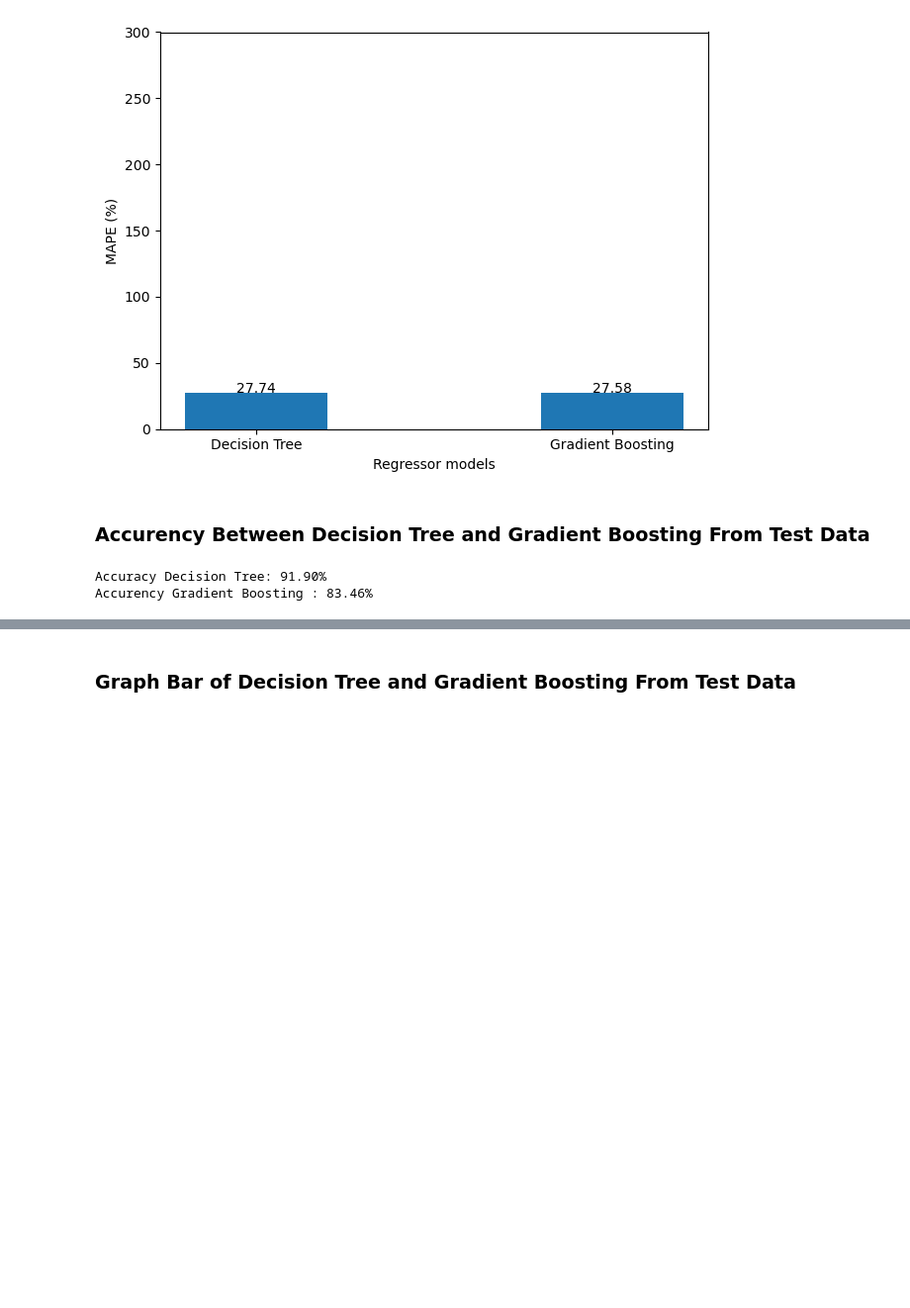
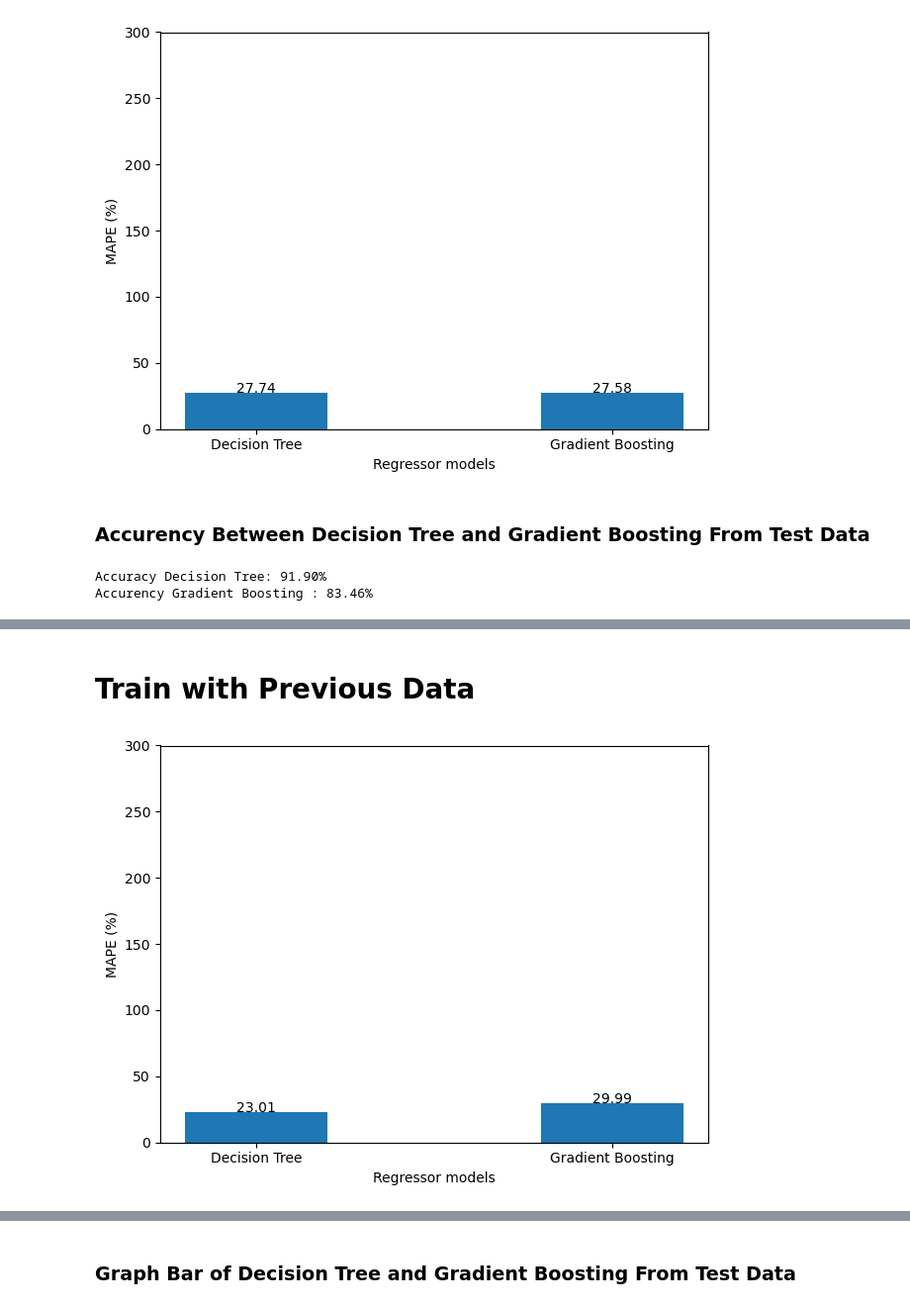
Before and after one commit to Ratchaphon1412/ai-project, a Jupyter notebook: Mini_Project_2_Main.ipynb, the cells around one changed output, grey strips where cells are left out. Shown at 99% size. Cells and saved outputs as stored; diff of their text form; code cells hidden in the pictures; blank space fills up the shorter version.

```diff
--- a/Mini_Project_2_Main.ipynb
+++ b/Mini_Project_2_Main.ipynb
@@ -570,0 +658,42 @@ Accurency Gradient Boosting : 83.46%
+# %% [markdown]
+# Train with Previous Data
+# %%
+import numpy as np
+envi['date_previous'] = envi['Date'].shift(1)
+envi['date_previous'] = envi['date_previous'].fillna(method='bfill')
+
+envi['date_previous'] = envi['date_previous'].interpolate()
+
+
+# envi = envi.dropna()
+
+X = envi[['Date', 'date_previous']]
+y = envi['Envi']
+
+X_train, X_test, y_train, y_test = train_test_split(X, y, test_size=0.3, random_state=320)
+
+model_decision = DecisionTreeRegressor(max_depth=7,min_samples_split=3,min_samples_leaf=3)
+model_decision.fit(X_train, y_train)
+y_pred = model_decision.predict(X_test)
+
+model_gradient = GradientBoostingRegressor(n_estimators=100, learning_rate=0.8, max_depth=1, random_state=320)
+model_gradient.fit(X_train, y_train)
+y_pred_gradient = model_gradient.predict(X_test)
+
+map_decision = mape(y_test, y_pred)
+map_gradient = mape(y_test, y_pred_gradient)
+
+fig, ax = plt.subplots()
+x = ['Decision Tree', 'Gradient Boosting']
+y = [map_decision, map_gradient]
+ax.bar(x, y, width=0.4)
+ax.set_xlabel('Regressor models')
+ax.set_ylabel('MAPE (%)')
+ax.set_ylim(0, 300)
+
+for index, value in enumerate(y):
+    plt.text(x=index, y=value + 0.05, s=str(value), ha='center')
+
+plt.tight_layout()
+# %% [output]
+[figure, added]
```
Also changed, not shown: parts of 18 cells of this notebook.
